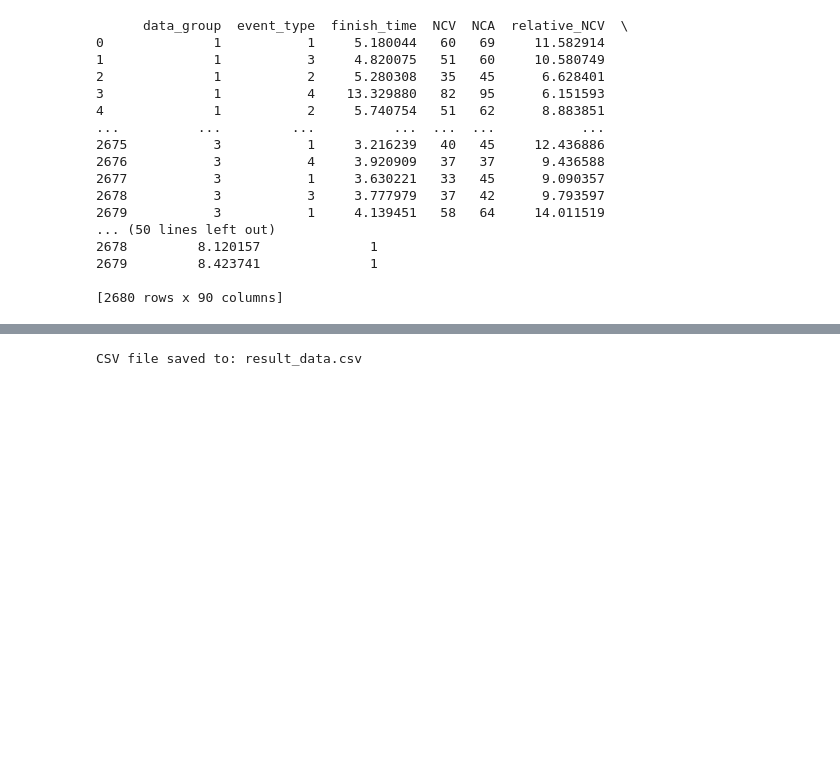
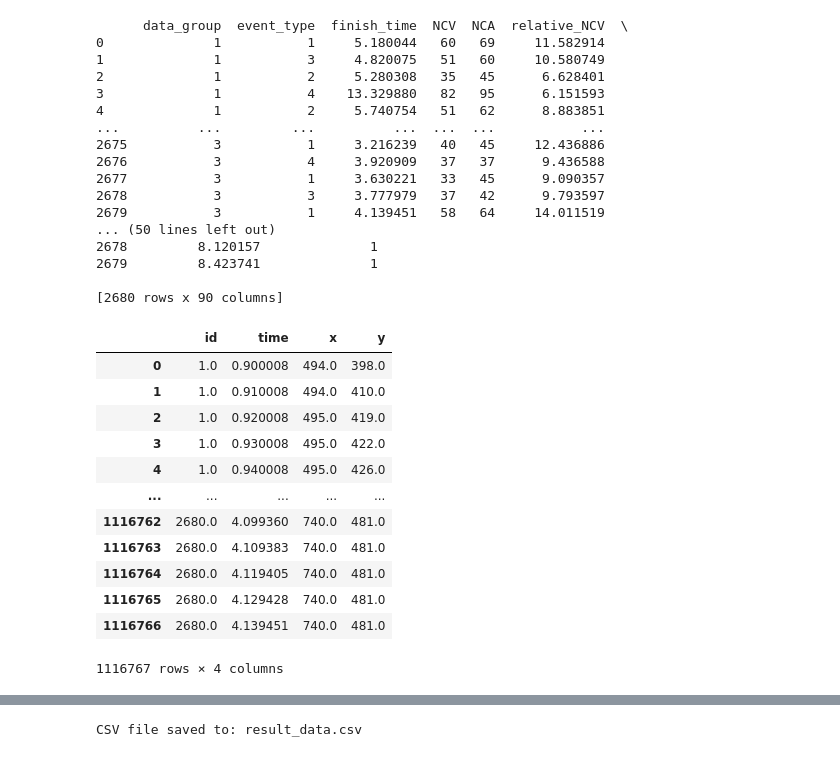
Before and after one commit to koalaspero/MI_Referencia, a Jupyter notebook: MyNotebooks/loadingMAT.ipynb, the cells around one changed output, grey strips where cells are left out. Saved outputs shown, nothing was run; the diff lists cells and outputs as text; code cells hidden in the pictures; blank space fills up the shorter version.

```diff
--- a/MyNotebooks/loadingMAT.ipynb
+++ b/MyNotebooks/loadingMAT.ipynb
@@ -347,6 +349,24 @@ data_groups = [("HC", 1), ("Left_MAS", 2), ("Right_MAS", 3)]
 # Create empty lists to store the data
 data_list = []
 kinematic_list = []
+#tsfresh resources
+id = []
+x_coords = []
+y_coords = []
+timeSeries = []
+
+# Creating a list to hold dictionaries with data
+tsfresh_data_list = []
+
+# Creating a DataFrame for tsfresh for each file
+tsfresh_df = pd.DataFrame({
+    'id': [],
+    'time': [],
+    'x': [],
+    'y': [],
+})
+
+index = 1
 
 # Use os.walk to traverse all subdirectories and process MAT files
 for group in data_groups:
@@ -364,12 +384,12 @@ for group in data_groups:
                 event_type = int(data['S']['trial_cond'][0][0][i][0])
 
                 # Tiempo
-                timeSeries = data['S']['Ts'][0][0][0]
+                raw_timeSeries  = data['S']['Ts'][0][0][0]
                 Sbuttons = data['S']['Sbuttons']
                 length = len(Sbuttons[0][0])
-                rule = timeSeries[-1] / length
-                currenTimeSeries = np.transpose(np.arange(start=0, stop=timeSeries[-1] + rule, step=rule))
-                finishTime = timeSeries[-1]
+                rule = raw_timeSeries [-1] / length
+                currenTimeSeries = np.transpose(np.arange(start=0, stop=raw_timeSeries [-1] + rule, step=rule))
+                finishTime = raw_timeSeries [-1]
 
                 # X, Y Coordinates
                 thePoints = data['S']['thePoints'][0][0]
@@ -390,7 +410,6 @@ for group in data_groups:
                 else:
                     mask = (x != 683) & (y != 384)
 
-
                 # Apply the mask to x and y
                 filtered_x = x[mask]
                 filtered_y = y[mask]
@@ -400,6 +419,9 @@ for group in data_groups:
 
                 # Discard corresponding values in currenTimeSeries
                 filtered_time = np.delete(currenTimeSeries, discarded_indices)
+
+                for time, x, y in zip(filtered_time, filtered_x, filtered_y):
+                    tsfresh_data_list.append({'id': index, 'time': time, 'x': x, 'y': y})
 
                 feature_params = [filtered_time, filtered_x, filtered_y, finishTime]
 
@@ -413,6 +435,7 @@ for group in data_groups:
                 data_list.append([group[1], event_type, finishTime, stroke_features[0], stroke_features[1], stroke_features[2], stroke_features[3], stroke_features[4]])
 
                 i = i + 1
+                index += 1
 
 # Create a DataFrame from the data_list
 df = pd.DataFrame(data_list, columns=["data_group", "event_type", "finish_time", "NCV", "NCA", "relative_NCV","relative_NCA", "stroke_speed"])
@@ -436,7 +459,6 @@ for column in columns_to_process:
     kinematic_df = kinematic_df.drop(columns=[column])
 
 
-
 # Display the DataFrame
 print(kinematic_df)
 # %% [output]
@@ -484,3 +506,21 @@ print(result_df)
 2679         8.423741              1
 
 [2680 rows x 90 columns]
+# %%
+# Outside the loop, create a DataFrame from the list of dictionaries
+tsfresh_df = pd.concat([tsfresh_df, pd.DataFrame(tsfresh_data_list)], ignore_index=True)
+tsfresh_df
+# %% [output]
+|  | id | time | x | y |
+| 0 | 1.0 | 0.900008 | 494.0 | 398.0 |
+| 1 | 1.0 | 0.910008 | 494.0 | 410.0 |
+| 2 | 1.0 | 0.920008 | 495.0 | 419.0 |
+| 3 | 1.0 | 0.930008 | 495.0 | 422.0 |
+| 4 | 1.0 | 0.940008 | 495.0 | 426.0 |
+| ... | ... | ... | ... | ... |
+| 1116762 | 2680.0 | 4.099360 | 740.0 | 481.0 |
+| 1116763 | 2680.0 | 4.109383 | 740.0 | 481.0 |
+| 1116764 | 2680.0 | 4.119405 | 740.0 | 481.0 |
+| 1116765 | 2680.0 | 4.129428 | 740.0 | 481.0 |
+| 1116766 | 2680.0 | 4.139451 | 740.0 | 481.0 |
+1116767 rows × 4 columns
```
Also changed, not shown: parts of 7 cells of this notebook, 6 other files.
